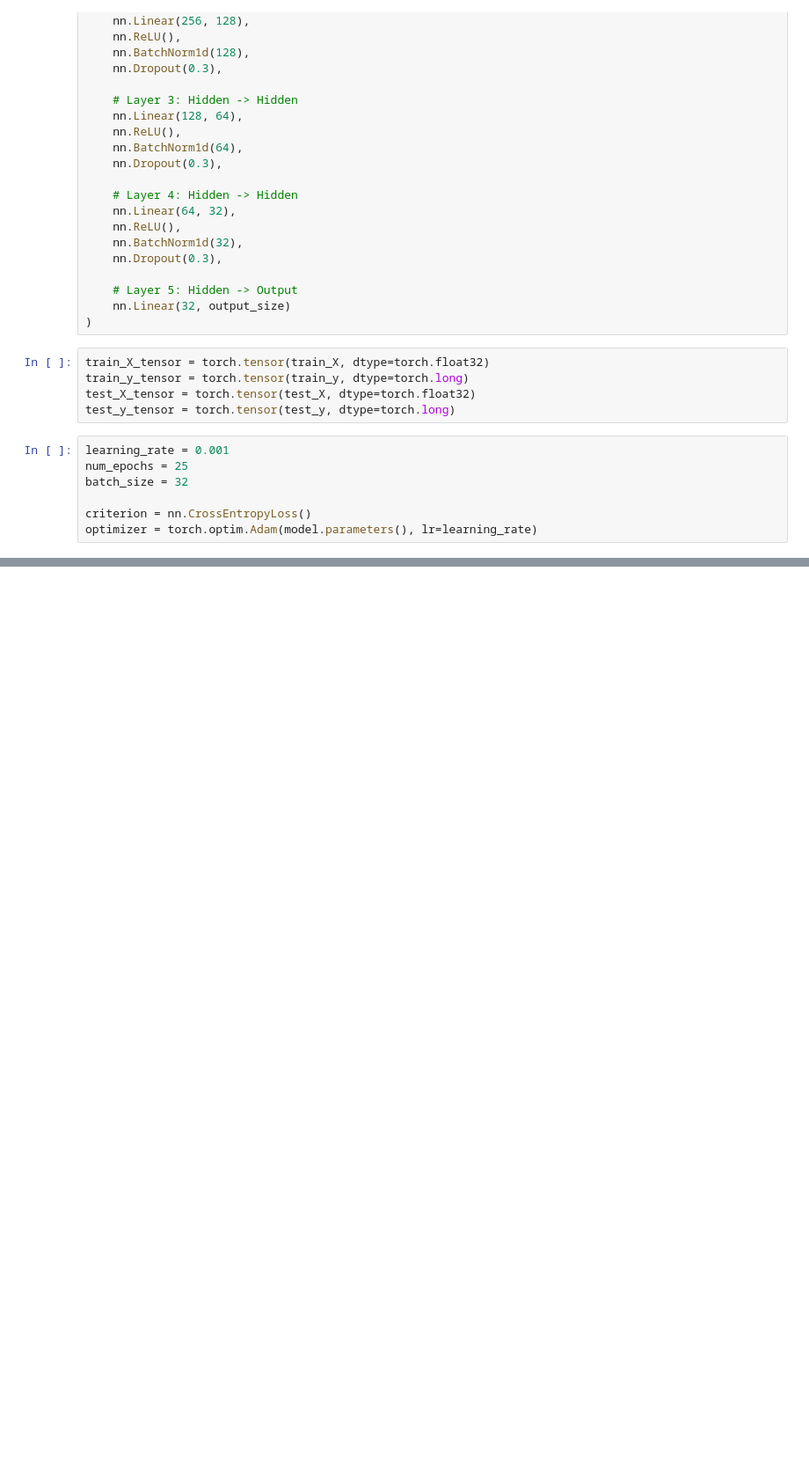
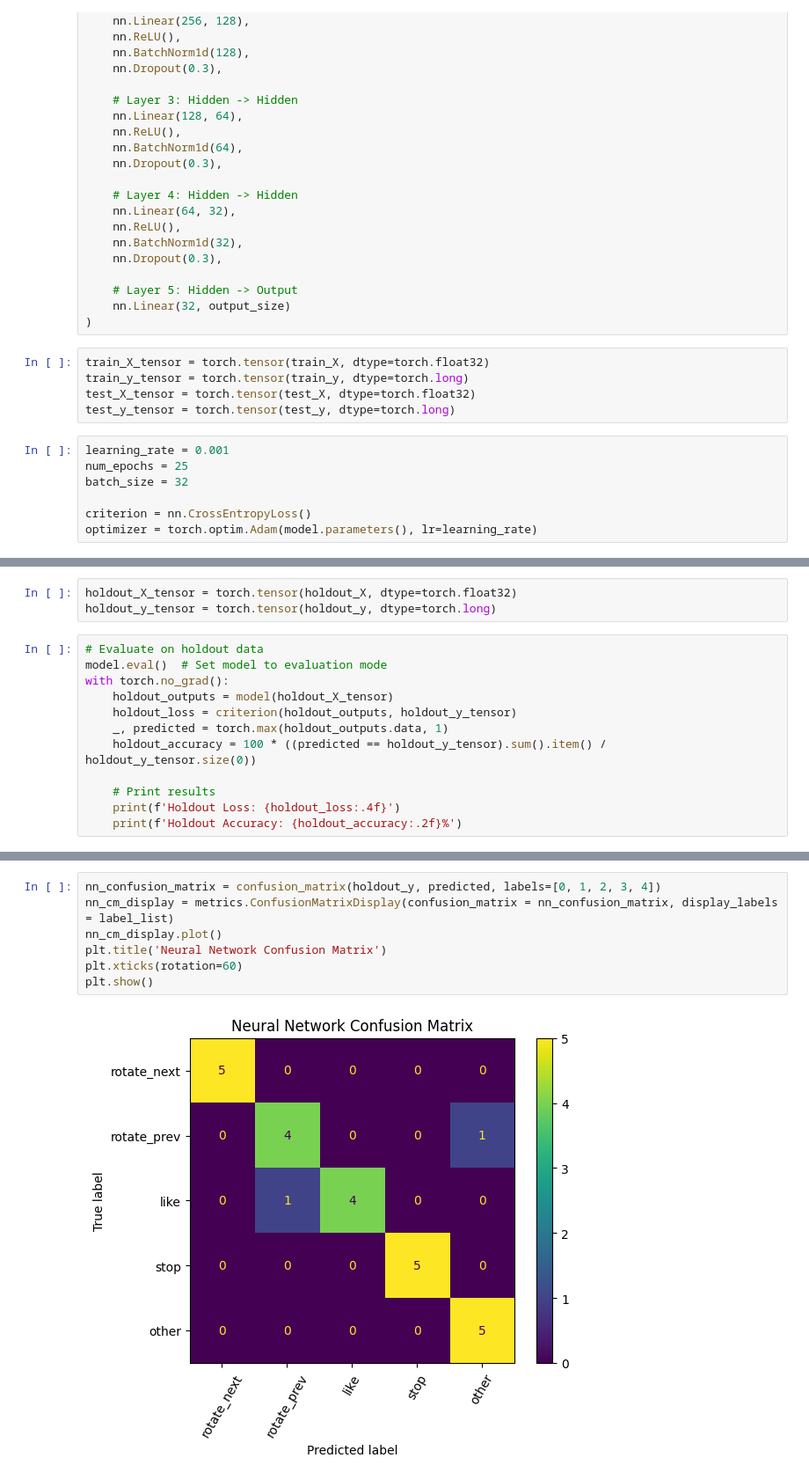
Before and after one commit to alinachen8/MotionMusicPlayer, a Jupyter notebook: code/gesture_recognition.ipynb, the cells around one changed output, grey strips where cells are left out. Shown at 88% size. Cells and saved outputs as stored; diff of their text form; blank space fills up the shorter version.

```diff
--- a/code/gesture_recognition.ipynb
+++ b/code/gesture_recognition.ipynb
@@ -339,2 +394,17 @@ nn_name = 'entire_nn_linear.pth'
 nn_path = os.path.join(model_path, nn_name)
 torch.save(model.state_dict(), nn_path)
+# %%
+holdout_X_tensor = torch.tensor(holdout_X, dtype=torch.float32)
+holdout_y_tensor = torch.tensor(holdout_y, dtype=torch.long)
+# %%
+# Evaluate on holdout data
+model.eval()  # Set model to evaluation mode
+with torch.no_grad():
+    holdout_outputs = model(holdout_X_tensor)
+    holdout_loss = criterion(holdout_outputs, holdout_y_tensor)
+    _, predicted = torch.max(holdout_outputs.data, 1)
+    holdout_accuracy = 100 * ((predicted == holdout_y_tensor).sum().item() / holdout_y_tensor.size(0))
+
+    # Print results
+    print(f'Holdout Loss: {holdout_loss:.4f}')
+    print(f'Holdout Accuracy: {holdout_accuracy:.2f}%')
@@ -340,0 +414,9 @@ torch.save(model.state_dict(), nn_path)
+# %%
+nn_confusion_matrix = confusion_matrix(holdout_y, predicted, labels=[0, 1, 2, 3, 4])
+nn_cm_display = metrics.ConfusionMatrixDisplay(confusion_matrix = nn_confusion_matrix, display_labels = label_list)
+nn_cm_display.plot()
+plt.title('Neural Network Confusion Matrix')
+plt.xticks(rotation=60)
+plt.show()
+# %% [output]
+[figure, added]
```
Also changed, not shown: parts of 19 cells of this notebook, 34 other files.
